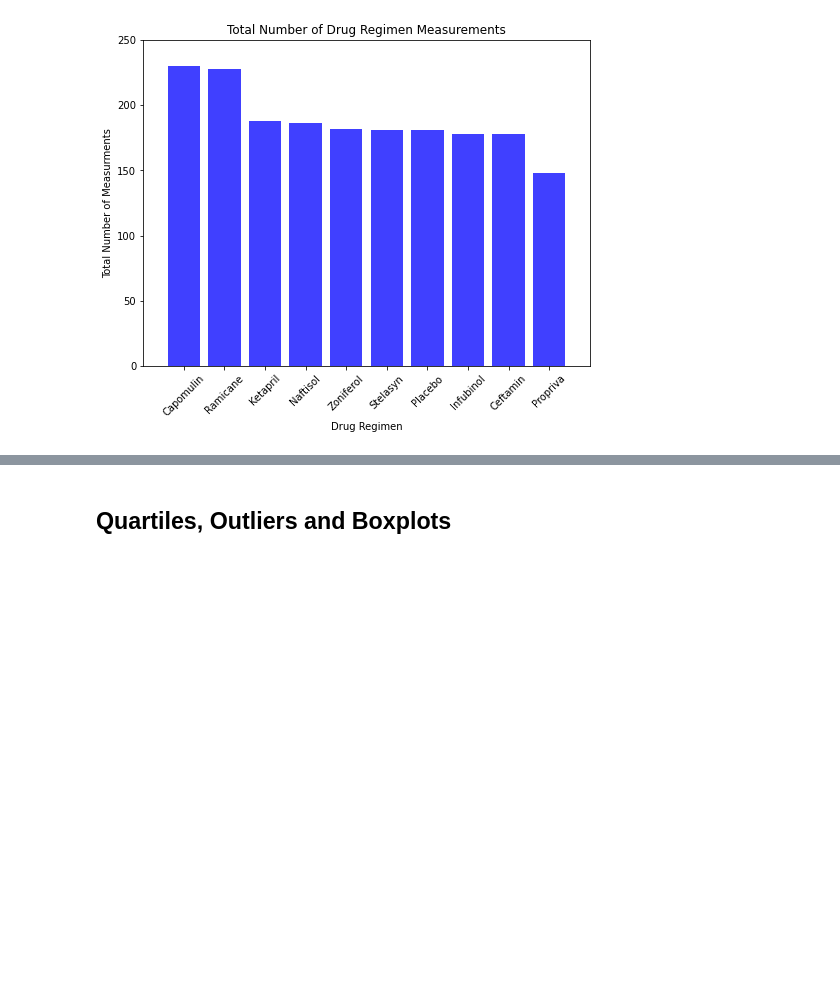
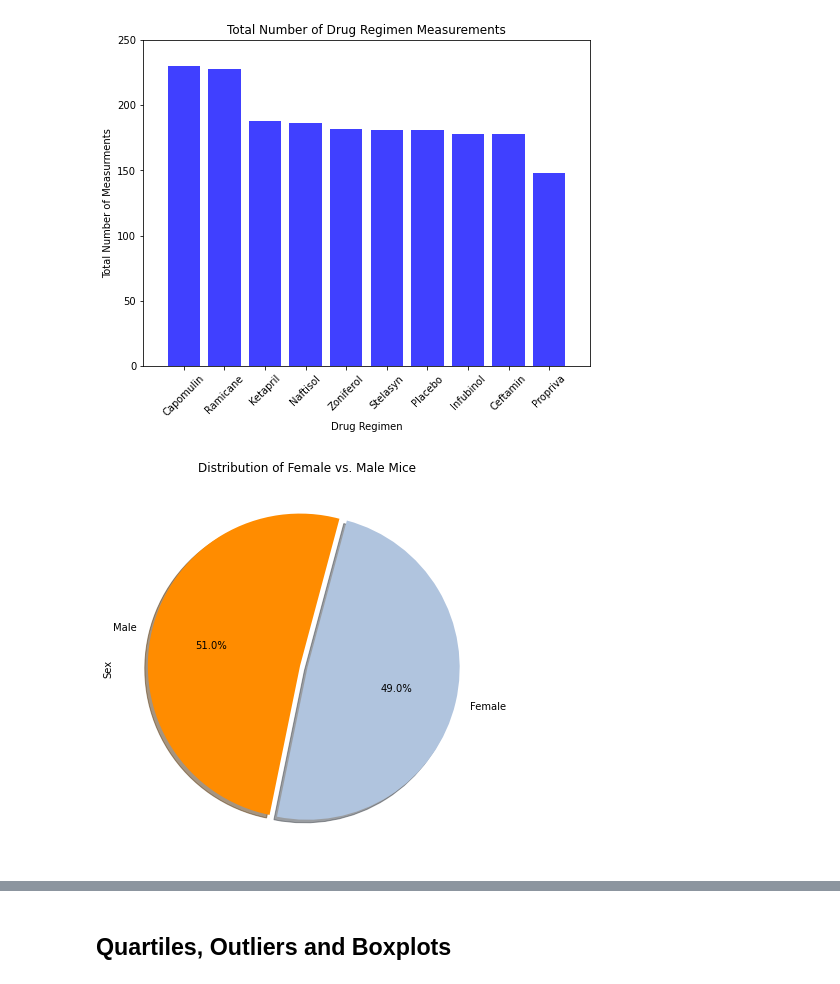
Before and after one commit to Seltsam1/matplotlib-pharmaceutical-analysis, a Jupyter notebook: pharmaceutical-analysis.ipynb, the cells around one changed output, grey strips where cells are left out. Drawn from its saved outputs; the diff is of its cells as text; code cells hidden in the pictures; blank space fills up the shorter version.

Commit message:
Updated pharmaceutical-analysis.ipynb
Added pie charts

```diff
--- a/pharmaceutical-analysis.ipynb
+++ b/pharmaceutical-analysis.ipynb
@@ -257,0 +244,16 @@ plt.show()
+# %%
+# Pie chart - pandas method
+
+# Count of female versus male mice
+pie_data = mouse_study_clean["Sex"].value_counts()
+
+# Chart bar plot
+pie_data.plot(kind="pie", explode=(0.05,0), figsize=(7,7),
+              colors=("darkorange", "lightsteelblue"),
+              title="Distribution of Female vs. Male Mice",
+              shadow=True, startangle=75, autopct="%1.1f%%")
+
+# show plot
+plt.show()
+# %% [output]
+[figure, added]
```
Also changed, not shown: parts of 4 cells of this notebook.
